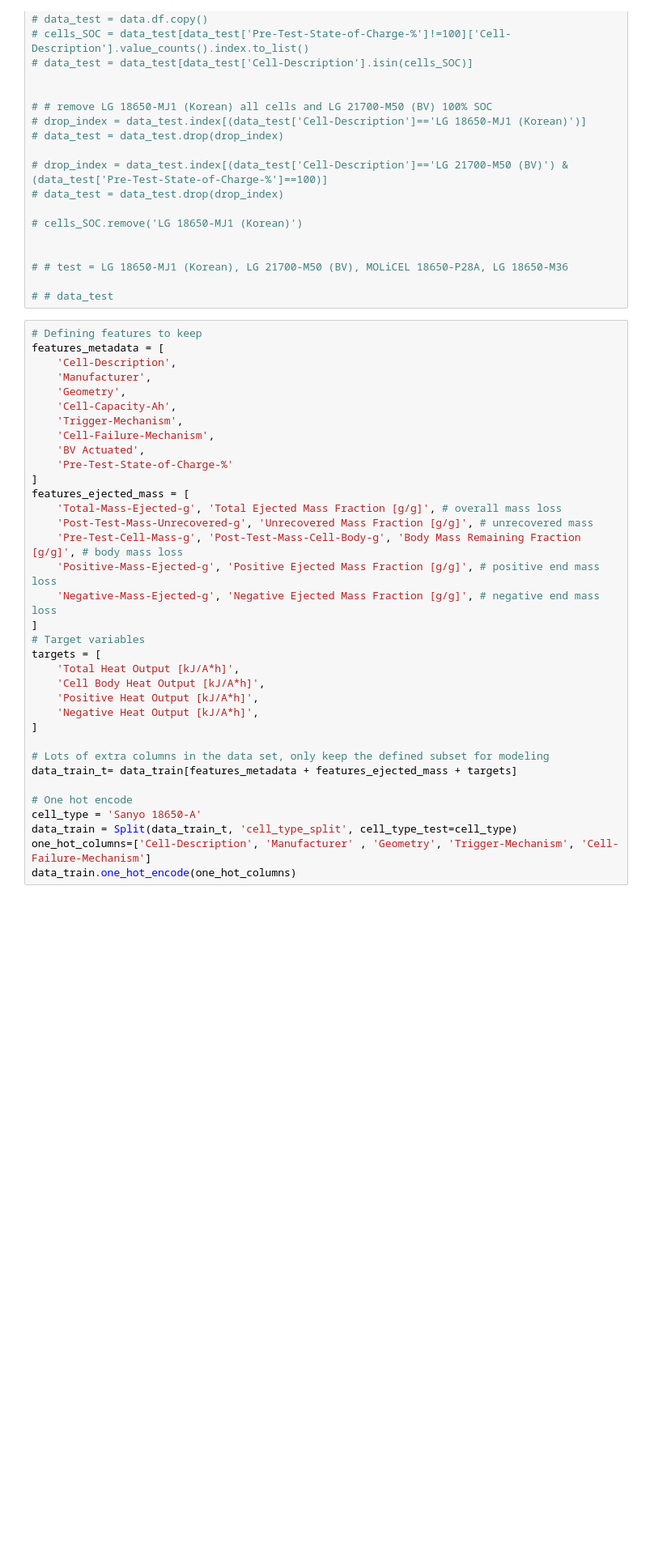
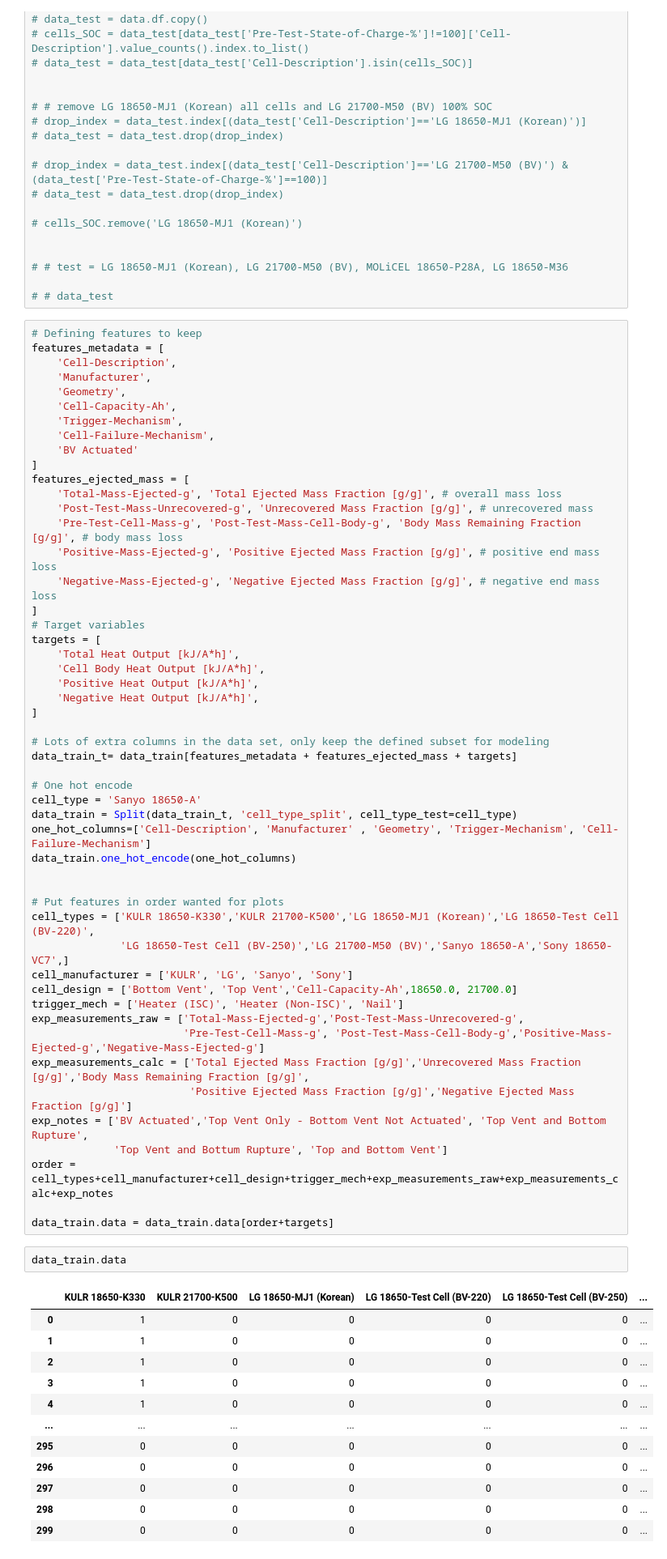
Before and after one commit to NREL/battery-heat-output, a Jupyter notebook: SHAP Feature Analysis.ipynb, the cells around one changed output. Shown at 81% size. Saved outputs shown, nothing was run; the diff lists cells and outputs as text; blank space fills up the shorter version.

```diff
--- a/SHAP Feature Analysis.ipynb
+++ b/SHAP Feature Analysis.ipynb
@@ -91,8 +92,7 @@ features_metadata = [
     'Cell-Capacity-Ah',
     'Trigger-Mechanism',
     'Cell-Failure-Mechanism',
-    'BV Actuated',
-    'Pre-Test-State-of-Charge-%'
+    'BV Actuated'
 ]
 features_ejected_mass = [
     'Total-Mass-Ejected-g', 'Total Ejected Mass Fraction [g/g]', # overall mass loss
@@ -117,3 +117,35 @@ cell_type = 'Sanyo 18650-A'
 data_train = Split(data_train_t, 'cell_type_split', cell_type_test=cell_type)
 one_hot_columns=['Cell-Description', 'Manufacturer' , 'Geometry', 'Trigger-Mechanism', 'Cell-Failure-Mechanism']
 data_train.one_hot_encode(one_hot_columns)
+
+
+# Put features in order wanted for plots
+cell_types = ['KULR 18650-K330','KULR 21700-K500','LG 18650-MJ1 (Korean)','LG 18650-Test Cell (BV-220)',
+              'LG 18650-Test Cell (BV-250)','LG 21700-M50 (BV)','Sanyo 18650-A','Sony 18650-VC7',]
+cell_manufacturer = ['KULR', 'LG', 'Sanyo', 'Sony']
+cell_design = ['Bottom Vent', 'Top Vent','Cell-Capacity-Ah',18650.0, 21700.0]
+trigger_mech = ['Heater (ISC)', 'Heater (Non-ISC)', 'Nail']
+exp_measurements_raw = ['Total-Mass-Ejected-g','Post-Test-Mass-Unrecovered-g',
+                        'Pre-Test-Cell-Mass-g', 'Post-Test-Mass-Cell-Body-g','Positive-Mass-Ejected-g','Negative-Mass-Ejected-g']
+exp_measurements_calc = ['Total Ejected Mass Fraction [g/g]','Unrecovered Mass Fraction [g/g]','Body Mass Remaining Fraction [g/g]',
+                         'Positive Ejected Mass Fraction [g/g]','Negative Ejected Mass Fraction [g/g]']
+exp_notes = ['BV Actuated','Top Vent Only - Bottom Vent Not Actuated', 'Top Vent and Bottom Rupture',
+             'Top Vent and Bottum Rupture', 'Top and Bottom Vent']
+order = cell_types+cell_manufacturer+cell_design+trigger_mech+exp_measurements_raw+exp_measurements_calc+exp_notes
+
+data_train.data = data_train.data[order+targets]
+# %%
+data_train.data
+# %% [output]
+|  | KULR 18650-K330 | KULR 21700-K500 | LG 18650-MJ1 (Korean) | LG 18650-Test Cell (BV-220) | LG 18650-Test Cell (BV-250) | ... |
+| 0 | 1 | 0 | 0 | 0 | 0 | ... |
+| 1 | 1 | 0 | 0 | 0 | 0 | ... |
+| 2 | 1 | 0 | 0 | 0 | 0 | ... |
+| 3 | 1 | 0 | 0 | 0 | 0 | ... |
+| 4 | 1 | 0 | 0 | 0 | 0 | ... |
+| ... | ... | ... | ... | ... | ... | ... |
+| 295 | 0 | 0 | 0 | 0 | 0 | ... |
+| 296 | 0 | 0 | 0 | 0 | 0 | ... |
+| 297 | 0 | 0 | 0 | 0 | 0 | ... |
+| 298 | 0 | 0 | 0 | 0 | 0 | ... |
+| 299 | 0 | 0 | 0 | 0 | 0 | ... |
```
Also changed, not shown: parts of 7 cells of this notebook, 11 other files.
